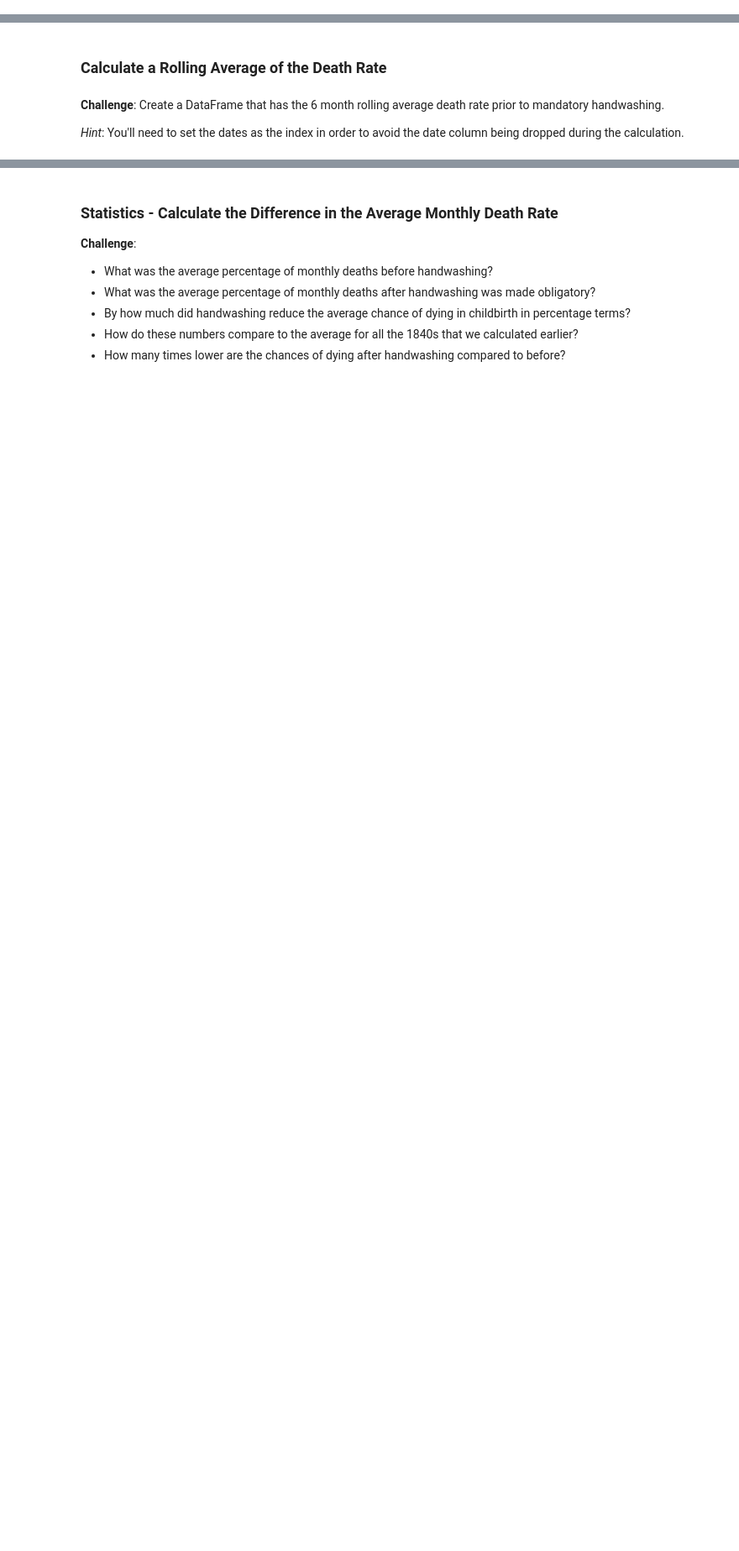
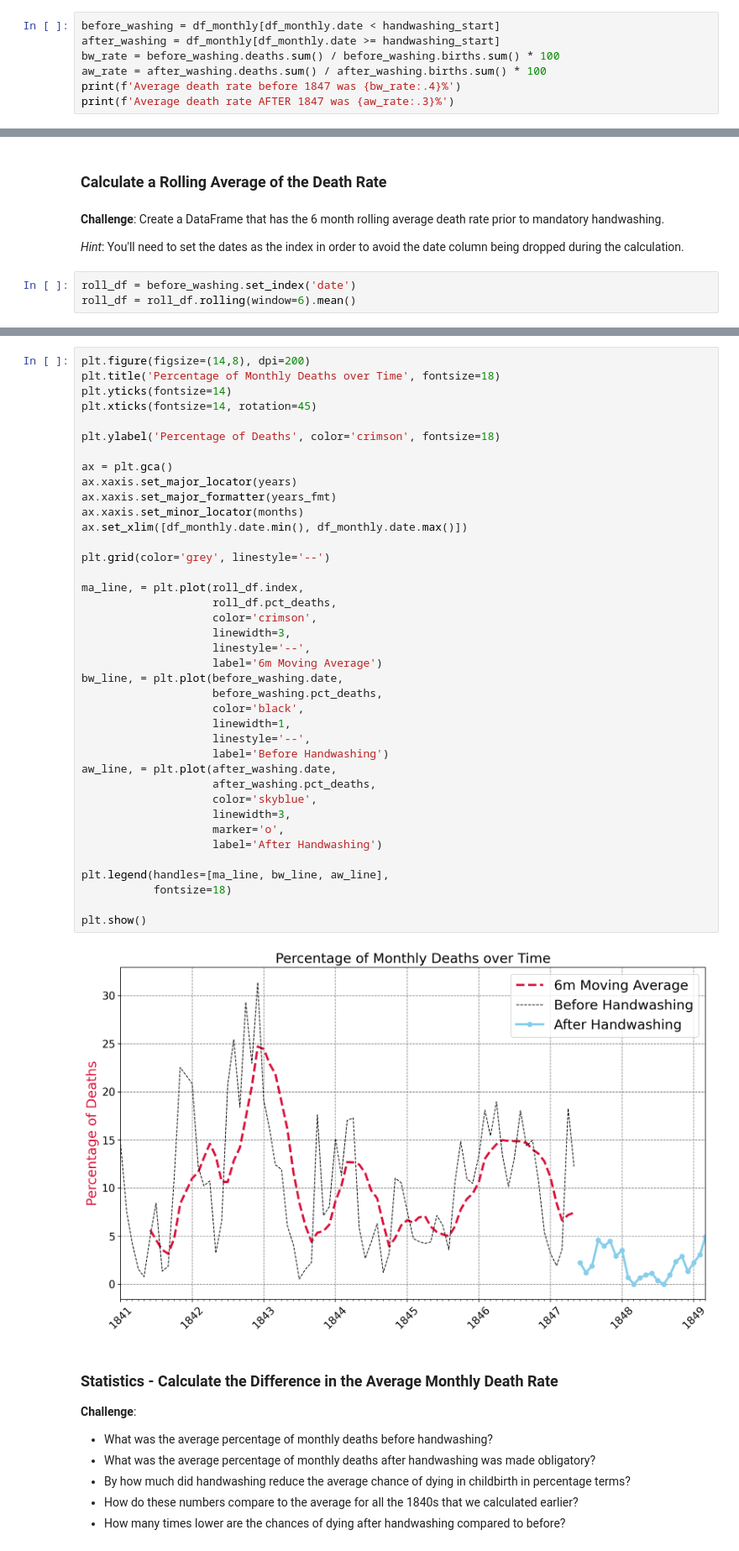
Before and after one commit to shahiddhariwala/dr_semmelweis_handwashing_discovery_data_analysis, a Jupyter notebook: Dr_Semmelweis_Handwashing_Discovery.ipynb, the cells around one changed output, grey strips where cells are left out. Shown at 84% size. Cells and saved outputs as stored; diff of their text form; blank space fills up the shorter version.

```diff
--- a/Dr_Semmelweis_Handwashing_Discovery.ipynb
+++ b/Dr_Semmelweis_Handwashing_Discovery.ipynb
@@ -321,0 +322,7 @@ Average death per month after hand washing instructions by doctor (after 1947) w
+# %%
+before_washing = df_monthly[df_monthly.date < handwashing_start]
+after_washing = df_monthly[df_monthly.date >= handwashing_start]
+bw_rate = before_washing.deaths.sum() / before_washing.births.sum() * 100
+aw_rate = after_washing.deaths.sum() / after_washing.births.sum() * 100
+print(f'Average death rate before 1847 was {bw_rate:.4}%')
+print(f'Average death rate AFTER 1847 was {aw_rate:.3}%')
@@ -325,3 +335,6 @@ Average death per month after hand washing instructions by doctor (after 1947) w
 **Challenge**: Create a DataFrame that has the 6 month rolling average death rate prior to mandatory handwashing.
 
 *Hint*: You'll need to set the dates as the index in order to avoid the date column being dropped during the calculation.
+# %%
+roll_df = before_washing.set_index('date')
+roll_df = roll_df.rolling(window=6).mean()
@@ -337,6 +367,47 @@ Average death per month after hand washing instructions by doctor (after 1947) w
 * Show the moving average as a thicker, crimon line.
 * Show the rate after handwashing as a skyblue line with round markers.
 * Look at the [code snippet in the documentation to see how you can add a legend](https://matplotlib.org/3.1.1/api/_as_gen/matplotlib.pyplot.legend.html) to the chart.
+# %%
+plt.figure(figsize=(14,8), dpi=200)
+plt.title('Percentage of Monthly Deaths over Time', fontsize=18)
+plt.yticks(fontsize=14)
+plt.xticks(fontsize=14, rotation=45)
+
+plt.ylabel('Percentage of Deaths', color='crimson', fontsize=18)
+
+ax = plt.gca()
+ax.xaxis.set_major_locator(years)
+ax.xaxis.set_major_formatter(years_fmt)
+ax.xaxis.set_minor_locator(months)
+ax.set_xlim([df_monthly.date.min(), df_monthly.date.max()])
+
+plt.grid(color='grey', linestyle='--')
+
+ma_line, = plt.plot(roll_df.index,
+                    roll_df.pct_deaths,
+                    color='crimson',
+                    linewidth=3,
+                    linestyle='--',
+                    label='6m Moving Average')
+bw_line, = plt.plot(before_washing.date,
+                    before_washing.pct_deaths,
+                    color='black',
+                    linewidth=1,
+                    linestyle='--',
+                    label='Before Handwashing')
+aw_line, = plt.plot(after_washing.date,
+                    after_washing.pct_deaths,
+                    color='skyblue',
+                    linewidth=3,
+                    marker='o',
+                    label='After Handwashing')
+
+plt.legend(handles=[ma_line, bw_line, aw_line],
+           fontsize=18)
+
+plt.show()
+# %% [output]
+[figure, added]
 # %% [markdown]
 ### Statistics - Calculate the Difference in the Average Monthly Death Rate
 
```
Also changed, not shown: parts of 6 cells of this notebook.
